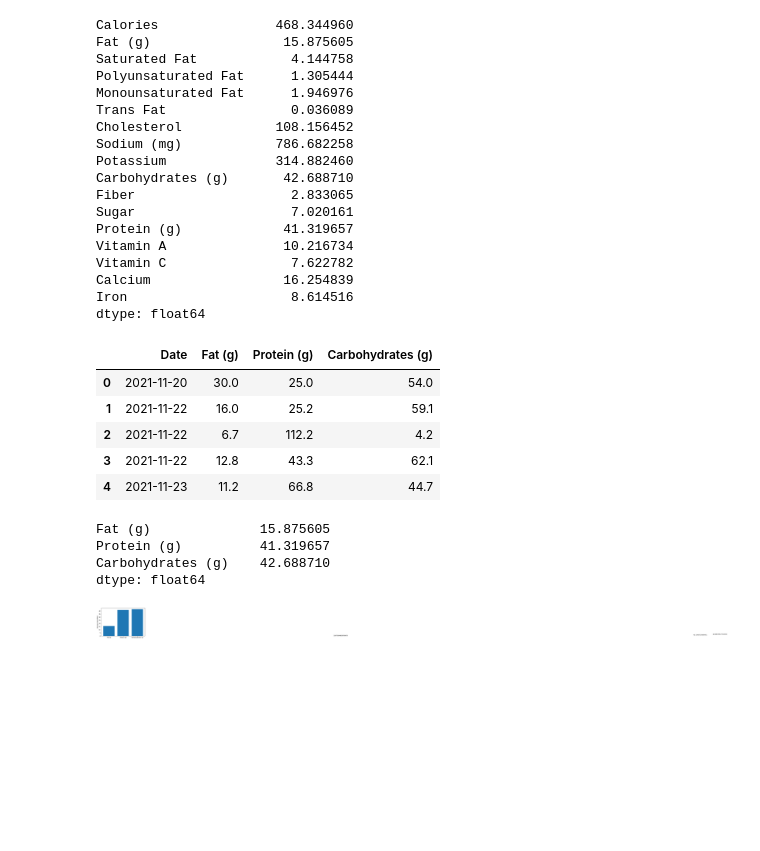
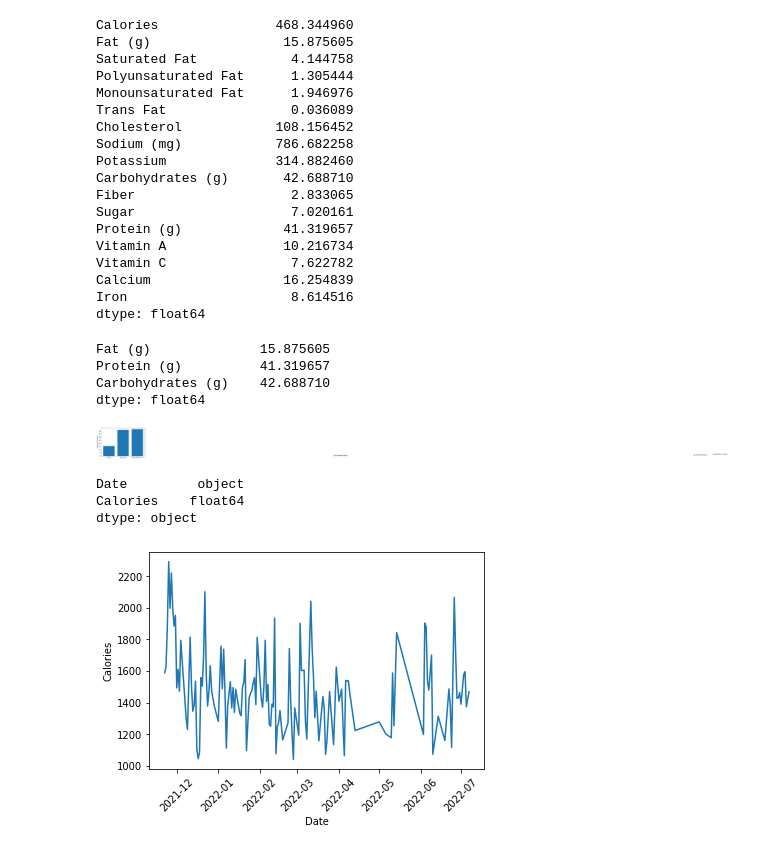
Before and after one commit to randyharrogates/PersonalHealthStudy, a Jupyter notebook: exploration.ipynb, the cells around one changed output. Cells and saved outputs as stored; diff of their text form; code cells hidden in the pictures; blank space fills up the shorter version.

Commit message:
Added graph for weight and nutrition

```diff
--- a/exploration.ipynb
+++ b/exploration.ipynb
@@ -71,13 +65,7 @@ dtype: float64
 # %%
 dfMacros = df[['Date', 'Fat (g)', 'Protein (g)', 'Carbohydrates (g)']]
 dfMacros.head()
+dfCaloriesWithDate = df[['Date', 'Fat (g)', 'Protein (g)', 'Carbohydrates (g)', 'Calories']]
-# %% [output]
-|  | Date | Fat (g) | Protein (g) | Carbohydrates (g) |
-| 0 | 2021-11-20 | 30.0 | 25.0 | 54.0 |
-| 1 | 2021-11-22 | 16.0 | 25.2 | 59.1 |
-| 2 | 2021-11-22 | 6.7 | 112.2 | 4.2 |
-| 3 | 2021-11-22 | 12.8 | 43.3 | 62.1 |
-| 4 | 2021-11-23 | 11.2 | 66.8 | 44.7 |
 # %%
 #Visualize data
 dfMacros2 = dfMacros[['Fat (g)', 'Protein (g)', 'Carbohydrates (g)']]
@@ -98,3 +86,28 @@ Protein (g)          41.319657
 Carbohydrates (g)    42.688710
 dtype: float64
 [figure]
+# %%
+#Plot for calories by date
+dfCaloriesWithDate = dfCaloriesWithDate.reset_index()
+dfCaloriesWithDate = dfCaloriesWithDate.groupby(by='Date').agg({'Calories' :'sum'}).reset_index()
+dfCaloriesWithDate = dfCaloriesWithDate[dfCaloriesWithDate.Calories > 1000.0]
+print(dfCaloriesWithDate.dtypes)
+
+
+dfCaloriesWithDate['Date']= pd.to_datetime(dfCaloriesWithDate['Date'])
+
+
+plt.plot(dfCaloriesWithDate.Date, dfCaloriesWithDate.Calories)
+
+# Labelling
+
+plt.xlabel("Date")
+plt.ylabel("Calories")
+plt.xticks(rotation = 45)
+
+plt.show()
+# %% [output]
+Date         object
+Calories    float64
+dtype: object
+[figure, added]
```
Also changed, not shown: parts of 2 cells of this notebook, 4 other files.
